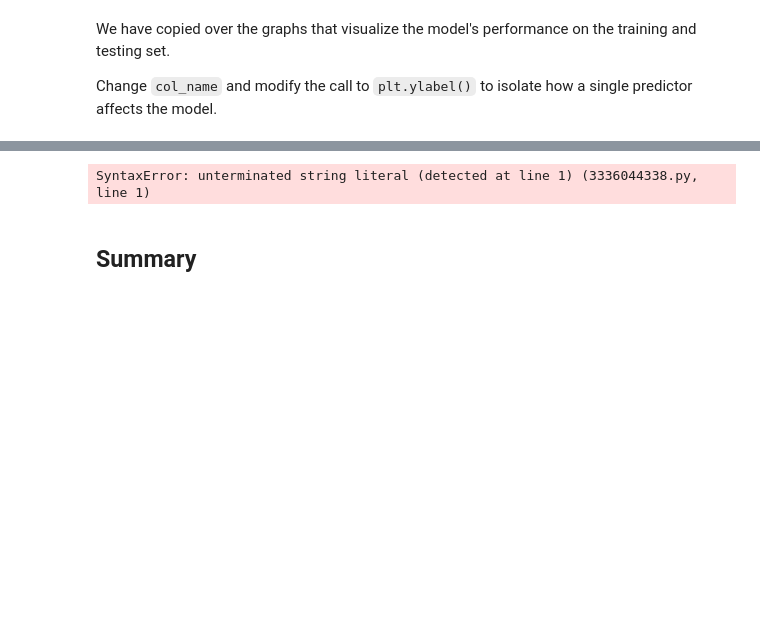
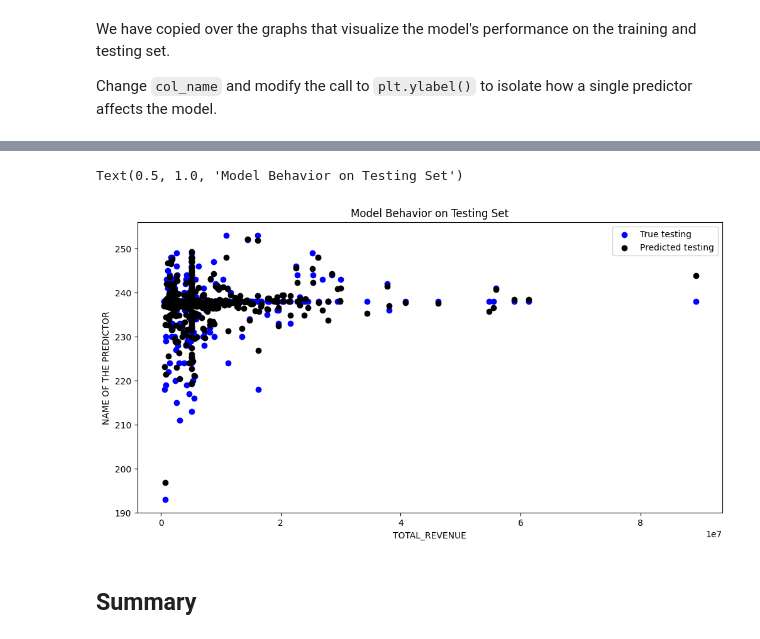
Before and after one commit to daehwanyoo/MDST-Tutorial, a Jupyter notebook: tutorial1/checkpoint1.ipynb, the cells around one changed output, grey strips where cells are left out. Drawn from its saved outputs; the diff is of its cells as text; code cells hidden in the pictures; blank space fills up the shorter version.

```diff
--- a/tutorial1/checkpoint1.ipynb
+++ b/tutorial1/checkpoint1.ipynb
@@ -265,16 +250,17 @@ KeyError: 'COLUMN NAME OF ONE PREDICTOR'
 # %%
-col_name = 'COLUMN NAME OF ONE PREDICTOR"
+col_name = 'TOTAL_REVENUE'
 
 f = plt.figure(figsize=(12,6))
 plt.scatter(X_test[col_name], y_test, color = "blue")
 plt.scatter(X_test[col_name], model.predict(X_test), color = "black")
 
 plt.legend(['True testing','Predicted testing'])
 plt.xlabel(col_name)
 plt.ylabel('NAME OF THE PREDICTOR')
 plt.title("Model Behavior on Testing Set")
 # %% [output]
-SyntaxError: unterminated string literal (detected at line 1) (3336044338.py, line 1)
+Text(0.5, 1.0, 'Model Behavior on Testing Set')
+[figure, added]
 # %% [markdown]
 <h2> Summary </h2>
 # %% [markdown]
```
Also changed, not shown: parts of 16 cells of this notebook, 1 other file.
